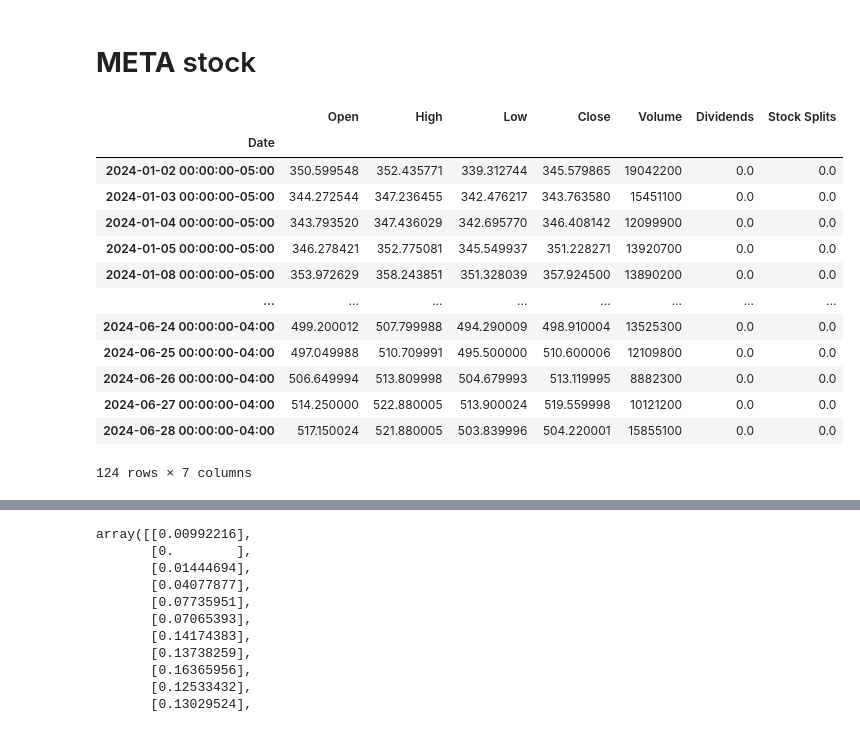
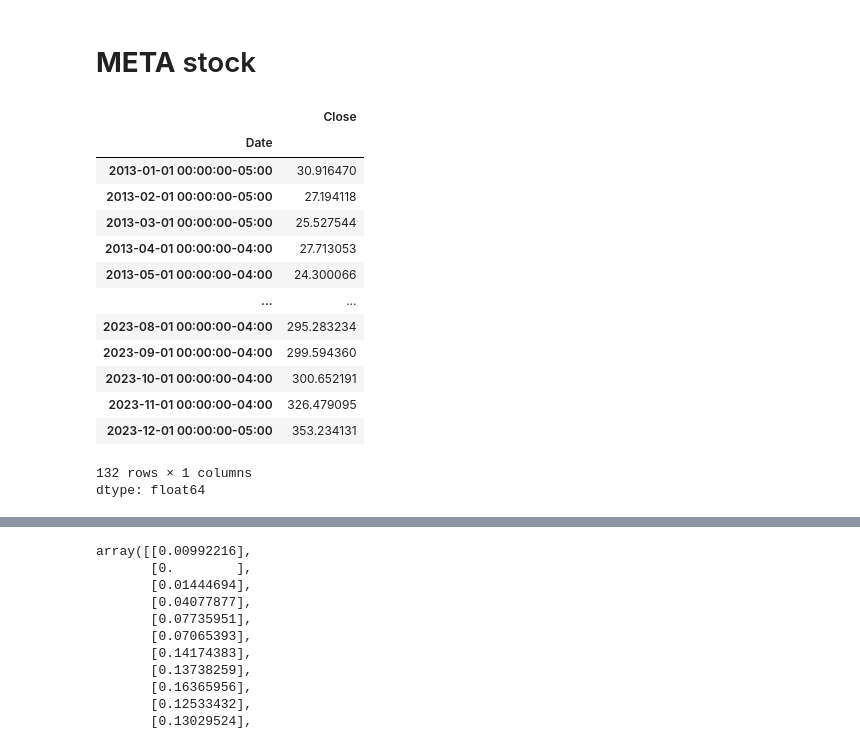
Before and after one commit to Michelleagl/Series_de_Tiempo, a Jupyter notebook: series_de_tiempo.ipynb, the cells around one changed output, grey strips where cells are left out. Saved outputs shown, nothing was run; the diff lists cells and outputs as text; code cells hidden in the pictures.

```diff
--- a/series_de_tiempo.ipynb
+++ b/series_de_tiempo.ipynb
@@ -160,21 +190,22 @@ IndentationError: unindent does not match any outer indentation level (<tokenize
 # %%
 stock = 'META'
 ticker = yf.Ticker(stock)
-hist2 = ticker.history(start= '2024-01-01', end= '2024-06-30')
+hist2 = ticker.history(start= '2013-01-01', end= '2023-12-31', interval='1mo')['Close']
 
 hist2
 # %% [output]
-|  | Open | High | Low | Close | Volume | Dividends | Stock Splits |
-| Date |  |  |  |  |  |  |  |
-| 2024-01-02 00:00:00-05:00 | 350.599548 | 352.435771 | 339.312744 | 345.579865 | 19042200 | 0.0 | 0.0 |
-| 2024-01-03 00:00:00-05:00 | 344.272544 | 347.236455 | 342.476217 | 343.763580 | 15451100 | 0.0 | 0.0 |
-| 2024-01-04 00:00:00-05:00 | 343.793520 | 347.436029 | 342.695770 | 346.408142 | 12099900 | 0.0 | 0.0 |
-| 2024-01-05 00:00:00-05:00 | 346.278421 | 352.775081 | 345.549937 | 351.228271 | 13920700 | 0.0 | 0.0 |
-| 2024-01-08 00:00:00-05:00 | 353.972629 | 358.243851 | 351.328039 | 357.924500 | 13890200 | 0.0 | 0.0 |
-| ... | ... | ... | ... | ... | ... | ... | ... |
-| 2024-06-24 00:00:00-04:00 | 499.200012 | 507.799988 | 494.290009 | 498.910004 | 13525300 | 0.0 | 0.0 |
-| 2024-06-25 00:00:00-04:00 | 497.049988 | 510.709991 | 495.500000 | 510.600006 | 12109800 | 0.0 | 0.0 |
-| 2024-06-26 00:00:00-04:00 | 506.649994 | 513.809998 | 504.679993 | 513.119995 | 8882300 | 0.0 | 0.0 |
-| 2024-06-27 00:00:00-04:00 | 514.250000 | 522.880005 | 513.900024 | 519.559998 | 10121200 | 0.0 | 0.0 |
-| 2024-06-28 00:00:00-04:00 | 517.150024 | 521.880005 | 503.839996 | 504.220001 | 15855100 | 0.0 | 0.0 |
+|  | Close |
+| Date |  |
+| 2013-01-01 00:00:00-05:00 | 30.916470 |
+| 2013-02-01 00:00:00-05:00 | 27.194118 |
+| 2013-03-01 00:00:00-05:00 | 25.527544 |
+| 2013-04-01 00:00:00-04:00 | 27.713053 |
+| 2013-05-01 00:00:00-04:00 | 24.300066 |
+| ... | ... |
+| 2023-08-01 00:00:00-04:00 | 295.283234 |
+| 2023-09-01 00:00:00-04:00 | 299.594360 |
+| 2023-10-01 00:00:00-04:00 | 300.652191 |
+| 2023-11-01 00:00:00-04:00 | 326.479095 |
+| 2023-12-01 00:00:00-05:00 | 353.234131 |
-124 rows × 7 columns
+132 rows × 1 columns
+dtype: float64
```
Also changed, not shown: parts of 13 cells of this notebook.
